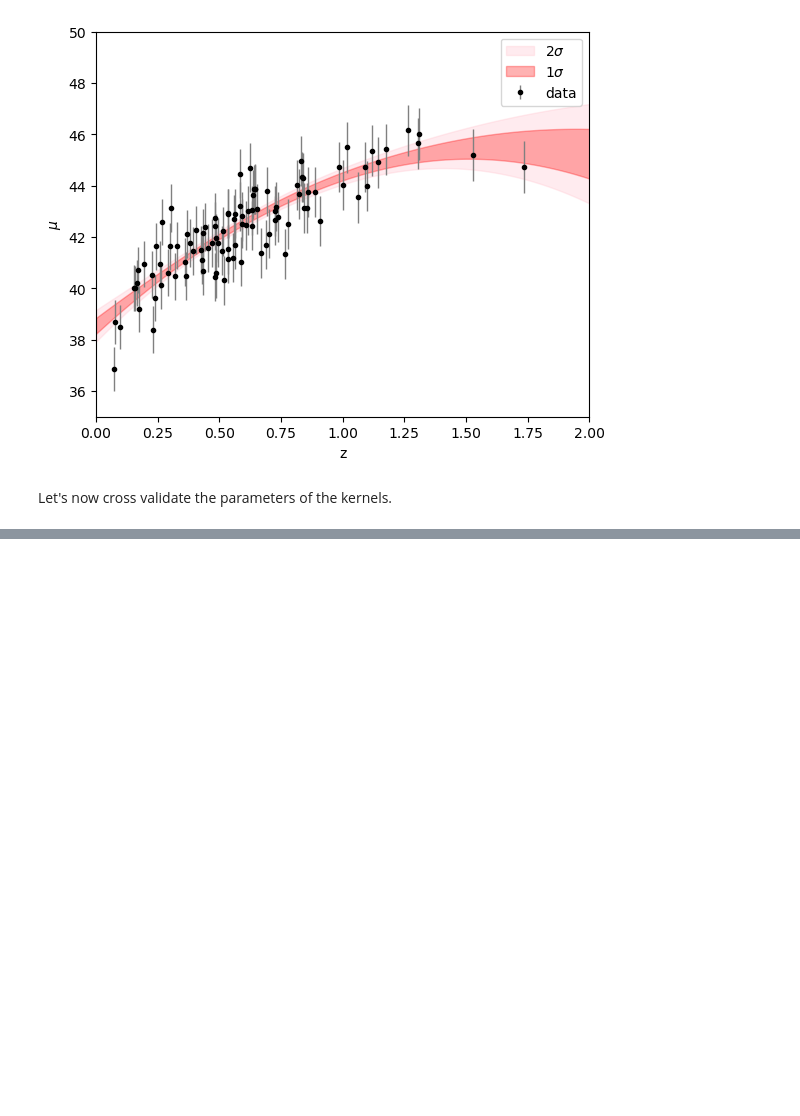
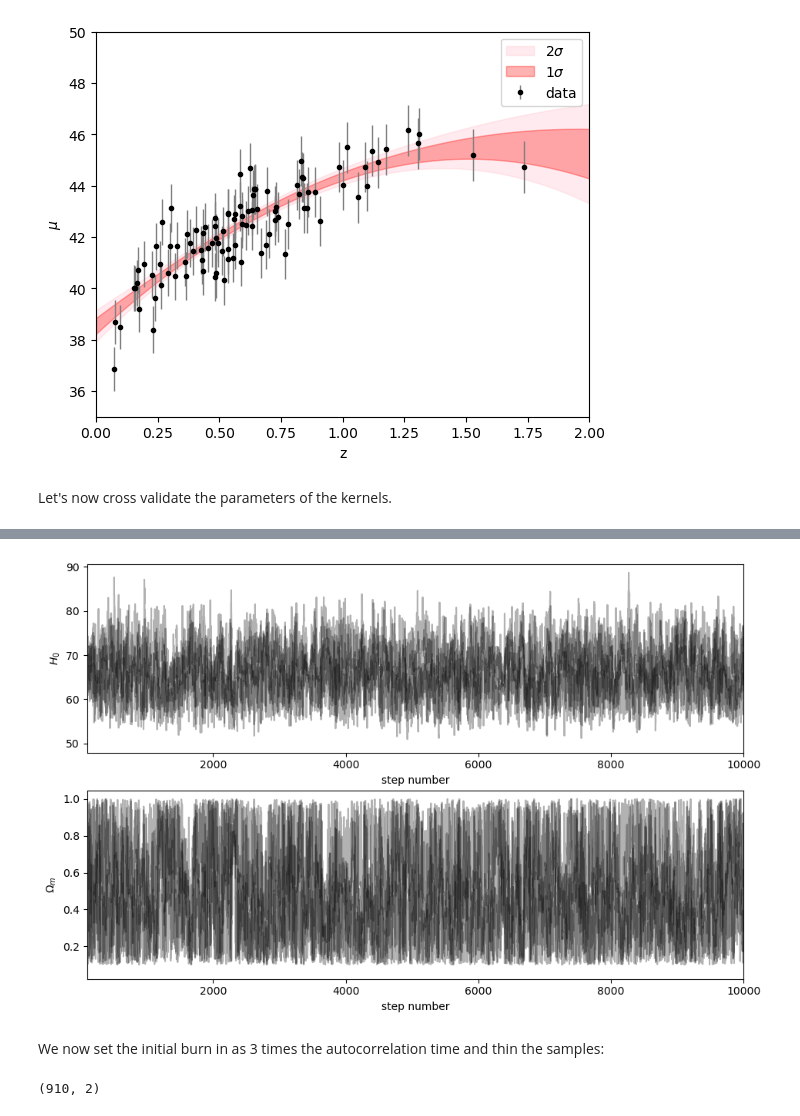
Before and after one commit to lisam10/astrostatistics_bicocca_2024, a Jupyter notebook: working/W18_GPR.ipynb, the cells around one changed output, grey strips where cells are left out. Drawn from its saved outputs; the diff is of its cells as text; code cells hidden in the pictures; blank space fills up the shorter version.

```diff
--- a/working/W18_GPR.ipynb
+++ b/working/W18_GPR.ipynb
@@ -150,0 +219,18 @@ I guess they are the same? GPR is able to get to the best parameters itself, at
+# %%
+def log_llh(par, data):
+    H_0, omega_m = par
+    if omega_m < 0: return 0.0
+    x, y, sigma_y = data.T
+    y_predict = model(x, H_0, omega_m)
+    result = -0.5 * np.sum( (y-y_predict)**2 / sigma_y**2 )
+    return result
+
+def log_prior(par):
+    H_0, omega_m = par
+    if H_0_min < H_0 < H_0_max and omega_min < omega_m < omega_max: return 0.0
+    else: return -np.inf
+
+def log_posterior(par, data):
+    lp = log_llh(par, data) + log_prior(par)
+    if np.isnan(lp): print(lp, log_llh(par, data), log_prior(par))
+    return lp
@@ -150,0 +256,21 @@ I guess they are the same? GPR is able to get to the best parameters itself, at
+# %%
+fig = plt.figure(figsize=(11, 7))
+
+ax = fig.add_subplot(211)
+ax.plot(samples[:, :, 0], "k", alpha=0.3)
+ax.set(ylabel = '$H_0$', xlabel = 'step number', xlim = (100, len(samples)))
+
+ax = fig.add_subplot(212)
+ax.plot(samples[:, :, 1], "k", alpha=0.3)
+ax.set(ylabel = '$\Omega_m$', xlabel = 'step number', xlim = (100, len(samples)))
+
+plt.show()
+# %% [output]
+[figure, added]
+# %% [markdown]
+We now set the initial burn in as 3 times the autocorrelation time and thin the samples:
+# %%
+flat_samples = sampler.get_chain(discard=3*int(max(tau)), thin=int(max(tau)), flat=True)
+print(flat_samples.shape)
+# %% [output]
+(910, 2)
```
Also changed, not shown: parts of 34 cells of this notebook.
